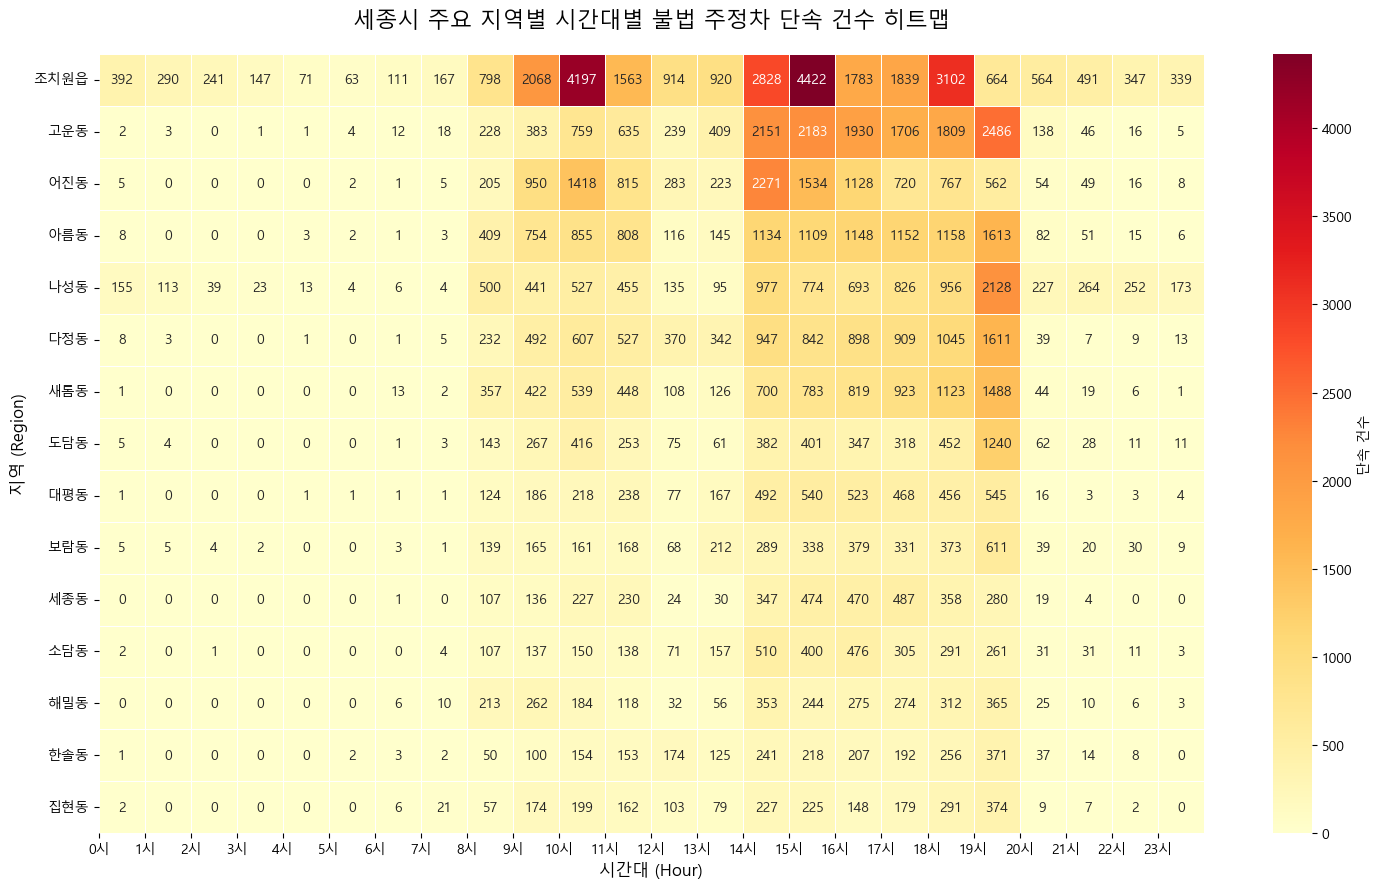
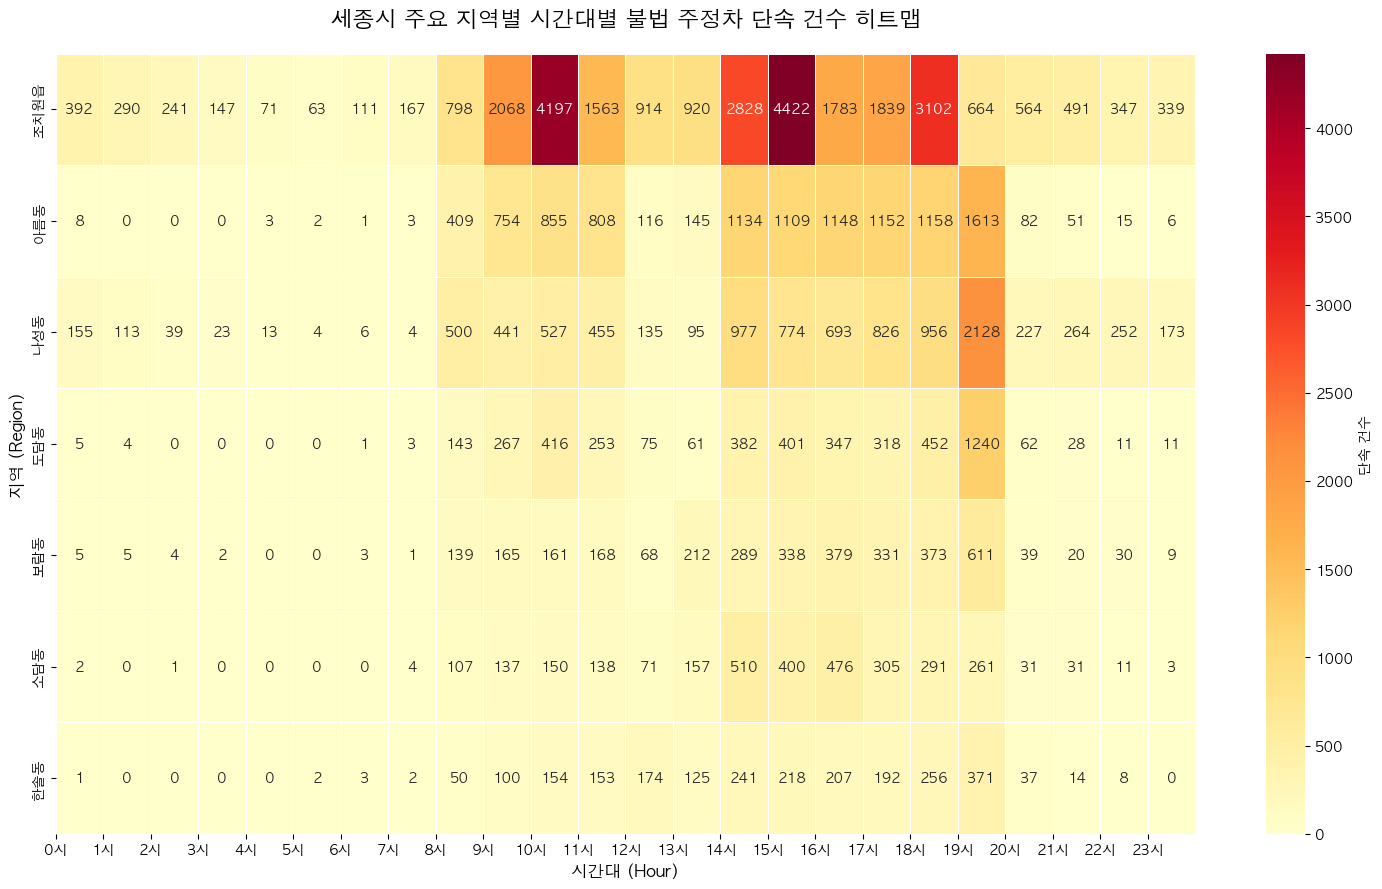
Unified diff of the notebook cell whose output changed from the first chart to the second:
--- before
+++ after
@@ -13,9 +13,10 @@
 pivot_df_clean = pivot_df.drop(columns='Total')
 
-# 상위 15개 지역 추출하여 히트맵 플로팅
-top_15_regions = pivot_df_clean.head(15)
+target_regions = ['나성동', '보람동', '조치원읍', '소담동', '아름동', '한솔동', '도담동']
+
+selected_regions = pivot_df_clean[pivot_df_clean.index.isin(target_regions)]
 
 plt.figure(figsize=(15, 9))
-sns.heatmap(top_15_regions, cmap='YlOrRd', annot=True, fmt='d', cbar_kws={'label': '단속 건수'}, linewidths=0.5)
+sns.heatmap(selected_regions, cmap='YlOrRd', annot=True, fmt='d', cbar_kws={'label': '단속 건수'}, linewidths=0.5)
 plt.title('세종시 주요 지역별 시간대별 불법 주정차 단속 건수 히트맵', fontsize=16, pad=20)
 plt.xlabel('시간대 (Hour)', fontsize=12)

Commit: Time Heatmap 수정